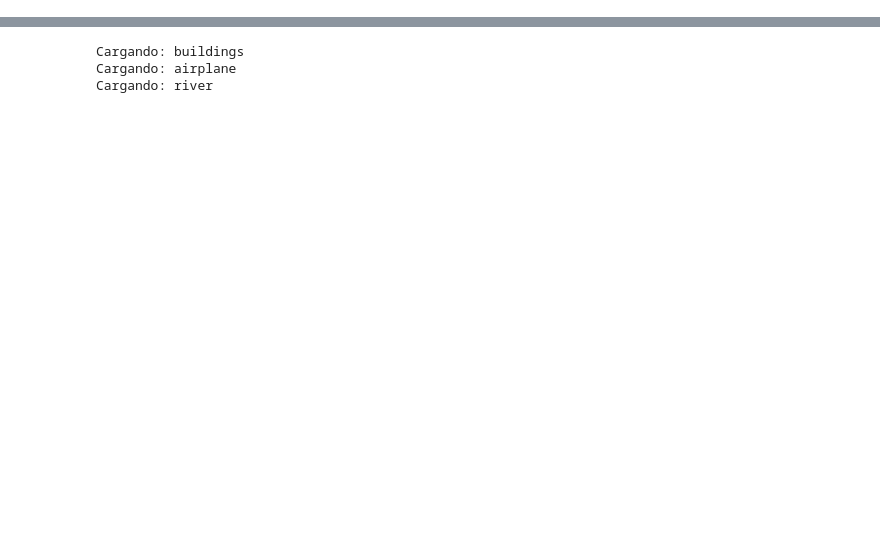
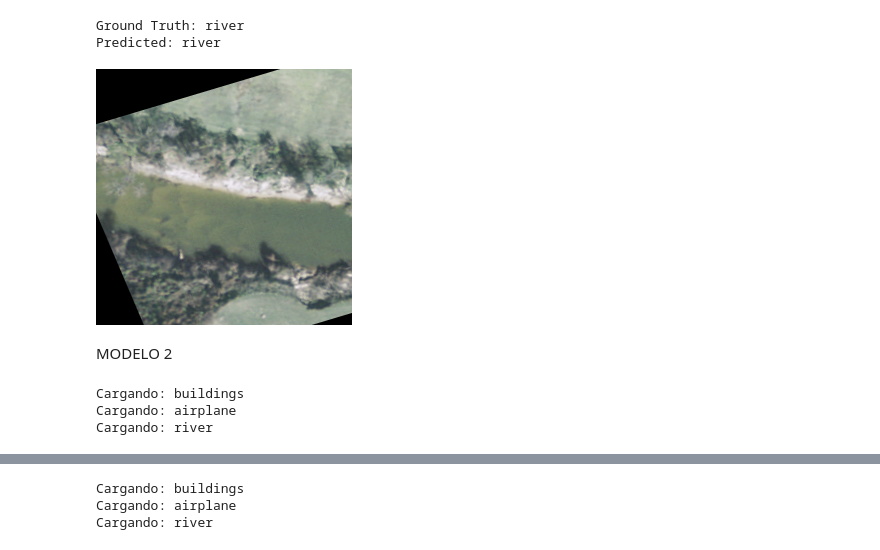
Before and after one commit to LuisMesa10/DeepLearning, a Jupyter notebook: RETO_2_LANDUSE.ipynb, the cells around one changed output, grey strips where cells are left out. Drawn from its saved outputs; the diff is of its cells as text; code cells hidden in the pictures; blank space fills up the shorter version.

```diff
--- a/RETO_2_LANDUSE.ipynb
+++ b/RETO_2_LANDUSE.ipynb
@@ -32,0 +177,78 @@ Mounted at /content/drive
+# %%
+# ============================================================
+# PREDICCIÓN ALEATORIA
+# ============================================================
+
+rand_pos = random.randint(0, len(paths_ml)-1)
+
+img = cv2.imread(paths_ml[rand_pos])
+
+B, G, R = cv2.split(img)
+
+feature = [
+    np.mean(R), np.mean(G), np.mean(B),
+    np.std(R), np.std(G), np.std(B)
+]
+
+pred = model_ml.predict([feature])
+
+print("Ground Truth:", paths_ml[rand_pos].split('/')[-2])
+print("Predicted:", le_ml.classes_[pred][0])
+
+cv2_imshow(img)
+# %% [output]
+Ground Truth: river
+Predicted: river
+[figure, added]
+# %% [markdown]
+MODELO 2
+# %%
+# ============================================================
+# MODELO 2 - MACHINE LEARNING + DESCRIPTORES
+# ============================================================
+# Se agregan características LAB para mejorar
+# representación de color
+# ============================================================
+
+data_desc = []
+labels_desc = []
+paths_desc = []
+
+for subfolder in subfolders:
+
+    print("Cargando:", subfolder)
+
+    path = os.path.join(base_path, subfolder)
+
+    files = [f for f in os.listdir(path) if f.endswith('.png')]
+
+    for file in files:
+
+        img_path = os.path.join(path, file)
+
+        paths_desc.append(img_path)
+
+        img = cv2.imread(img_path)
+
+        # RGB
+        B, G, R = cv2.split(img)
+
+        # LAB
+        lab = cv2.cvtColor(img, cv2.COLOR_BGR2LAB)
+        L, A, BY = cv2.split(lab)
+
+        # Features extendidas
+        features = [
+            np.mean(R), np.mean(G), np.mean(B),
+            np.std(R), np.std(G), np.std(B),
+
+            np.mean(L), np.mean(A), np.mean(BY),
+            np.std(L), np.std(A), np.std(BY)
+        ]
+
+        data_desc.append(features)
+        labels_desc.append(subfolder)
+# %% [output]
+Cargando: buildings
+Cargando: airplane
+Cargando: river
```
Also changed, not shown: parts of 21 cells of this notebook.
